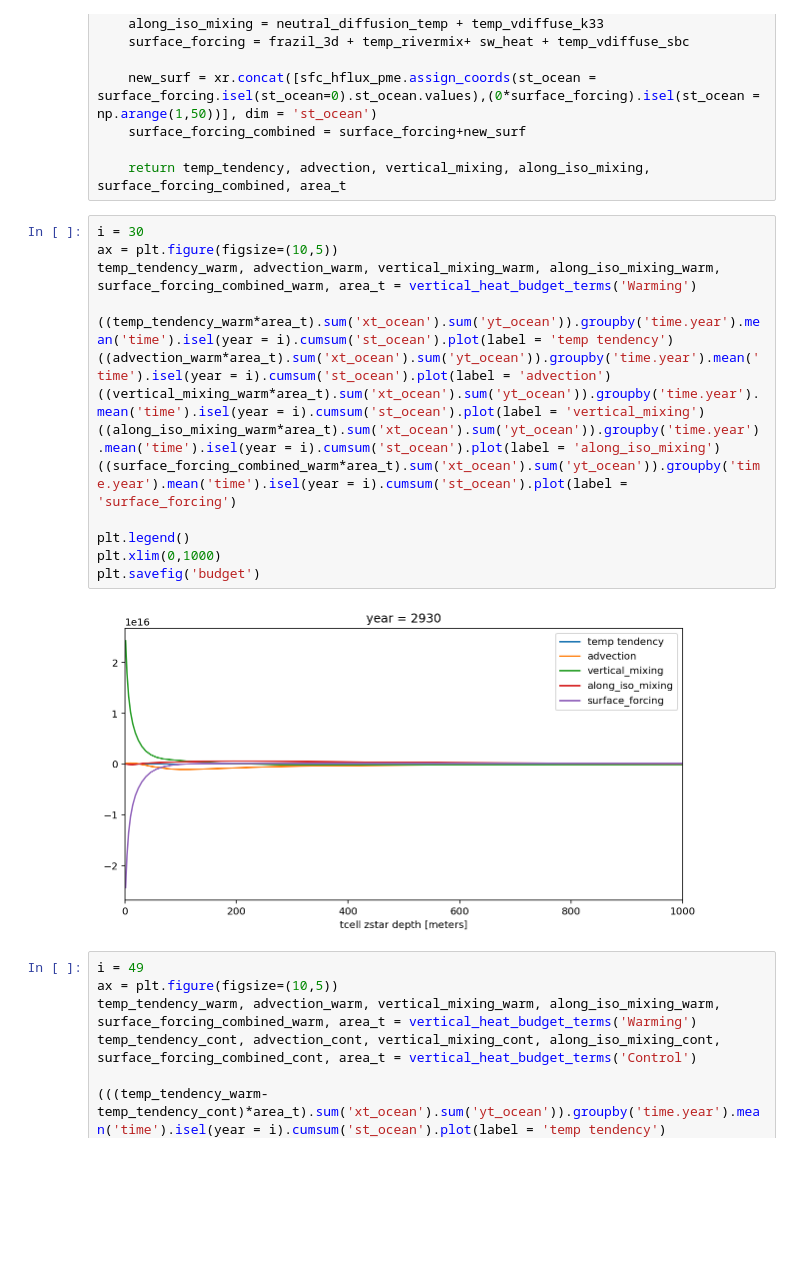
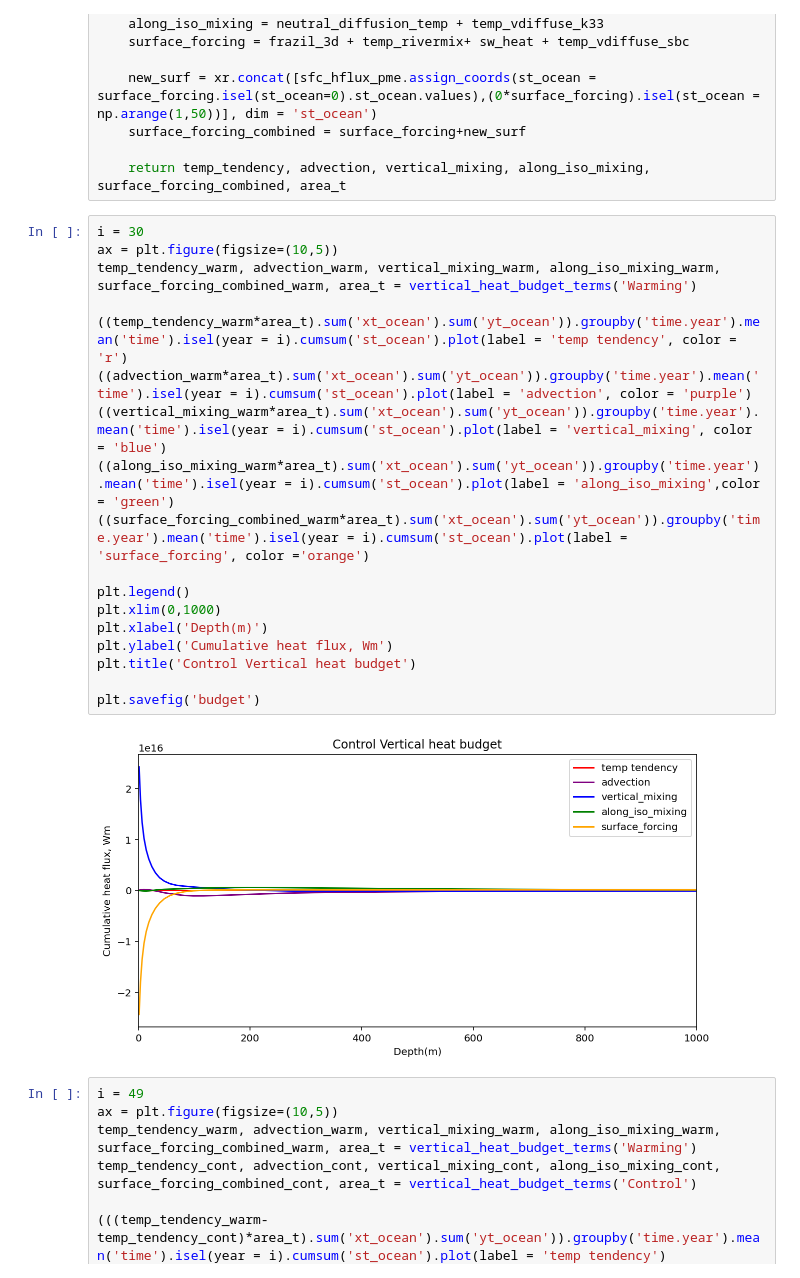
Before and after one commit to claireyung/unsw_clex_project_files, a Jupyter notebook: verticalheat.ipynb, the cells around one changed output. Saved outputs shown, nothing was run; the diff lists cells and outputs as text; blank space fills up the shorter version.

```diff
--- a/verticalheat.ipynb
+++ b/verticalheat.ipynb
@@ -68,19 +68,23 @@ def vertical_heat_budget_terms(ekey):
 # %%
 i = 30
 ax = plt.figure(figsize=(10,5))
 temp_tendency_warm, advection_warm, vertical_mixing_warm, along_iso_mixing_warm, surface_forcing_combined_warm, area_t = vertical_heat_budget_terms('Warming')
 
-((temp_tendency_warm*area_t).sum('xt_ocean').sum('yt_ocean')).groupby('time.year').mean('time').isel(year = i).cumsum('st_ocean').plot(label = 'temp tendency')
-((advection_warm*area_t).sum('xt_ocean').sum('yt_ocean')).groupby('time.year').mean('time').isel(year = i).cumsum('st_ocean').plot(label = 'advection')
-((vertical_mixing_warm*area_t).sum('xt_ocean').sum('yt_ocean')).groupby('time.year').mean('time').isel(year = i).cumsum('st_ocean').plot(label = 'vertical_mixing')
-((along_iso_mixing_warm*area_t).sum('xt_ocean').sum('yt_ocean')).groupby('time.year').mean('time').isel(year = i).cumsum('st_ocean').plot(label = 'along_iso_mixing')
-((surface_forcing_combined_warm*area_t).sum('xt_ocean').sum('yt_ocean')).groupby('time.year').mean('time').isel(year = i).cumsum('st_ocean').plot(label = 'surface_forcing')
+((temp_tendency_warm*area_t).sum('xt_ocean').sum('yt_ocean')).groupby('time.year').mean('time').isel(year = i).cumsum('st_ocean').plot(label = 'temp tendency', color = 'r')
+((advection_warm*area_t).sum('xt_ocean').sum('yt_ocean')).groupby('time.year').mean('time').isel(year = i).cumsum('st_ocean').plot(label = 'advection', color = 'purple')
+((vertical_mixing_warm*area_t).sum('xt_ocean').sum('yt_ocean')).groupby('time.year').mean('time').isel(year = i).cumsum('st_ocean').plot(label = 'vertical_mixing', color = 'blue')
+((along_iso_mixing_warm*area_t).sum('xt_ocean').sum('yt_ocean')).groupby('time.year').mean('time').isel(year = i).cumsum('st_ocean').plot(label = 'along_iso_mixing',color = 'green')
+((surface_forcing_combined_warm*area_t).sum('xt_ocean').sum('yt_ocean')).groupby('time.year').mean('time').isel(year = i).cumsum('st_ocean').plot(label = 'surface_forcing', color ='orange')
 
 plt.legend()
 plt.xlim(0,1000)
+plt.xlabel('Depth(m)')
+plt.ylabel('Cumulative heat flux, Wm')
+plt.title('Control Vertical heat budget')
+
 plt.savefig('budget')
 # %% [output]
-[figure, old version]
+[figure, new version]
 # %%
 i = 49
 ax = plt.figure(figsize=(10,5))
```
Also changed, not shown: parts of 1 cell of this notebook, 46 other files.
